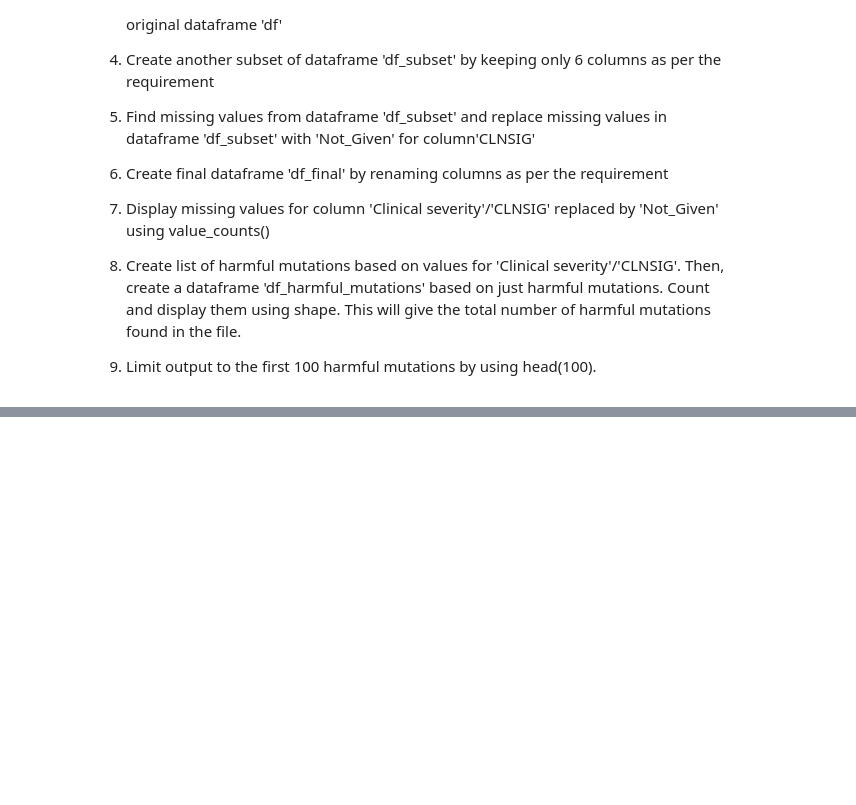
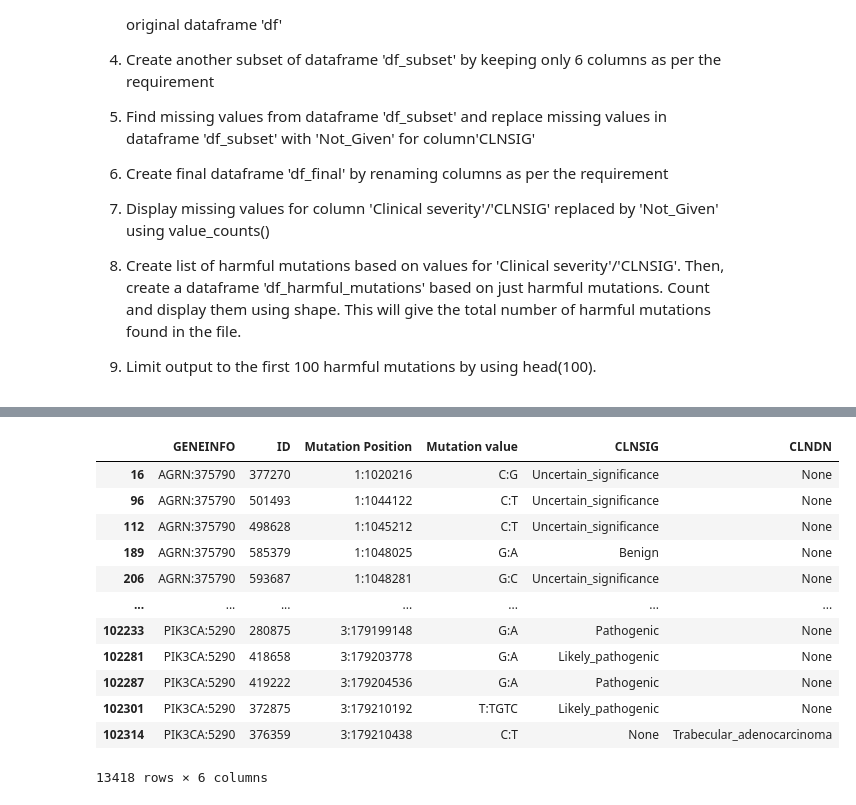
Before and after one commit to vkmr/python, a Jupyter notebook: clinical_data_analysis/clinical_disease_data_analysis.ipynb, the cells around one changed output, grey strips where cells are left out. Cells and saved outputs as stored; diff of their text form; code cells hidden in the pictures; blank space fills up the shorter version.

Commit message:
clinvar data analysis stage-2

```diff
--- a/clinical_data_analysis/clinical_disease_data_analysis.ipynb
+++ b/clinical_data_analysis/clinical_disease_data_analysis.ipynb
@@ -145,0 +170,17 @@ df
+# %%
+# Parsing 'INFO' column from dataframe 'df' to extract applicable info field specifications : 'GENEINFO', 'CLNSIG', 'CLNDN'
+
+info_split = df["INFO"].str.split("GENEINFO=", n = 1, expand = True) # Parse INFO for key 'GENEINFO' by using split at 'GENEINFO='
+df['GENEINFO'] = info_split[1].str.split(";", n = 1, expand = True)[0] # Extract value for GENEINFO by using split at ';'
+#print(info_split.count())
+
+info_split = df["INFO"].str.split("CLNSIG=", n = 1, expand = True) # Parse INFO for key 'CLNSIG' by using split at 'CLNSIG='
+df['CLNSIG'] = info_split[1].str.split(";", n = 1, expand = True)[0] # Extract value for CLNSIG by using split at ';'
+#print(info_split.count())
+
+info_split = df["INFO"].str.split("CLNDN=", n = 1, expand = True)  # Parse INFO for key 'CLNDN' by using split at 'CLNDN='
+df['CLNDN'] = info_split[1].str.split(";", n = 1, expand = True)[0] # Extract value for CLNDN by using split at ';'
+#print(info_split.count())
+
+# Printing columns after extracting applicable field specifications: 'GENEINFO', 'CLNSIG', 'CLNDN' from 'INFO' column for quick validation
+print(df.columns)
@@ -145,0 +191,4 @@ df
+# %%
+# Creating a subset of dataframe 'df' with required columns only
+df_subset = df[['GENEINFO', 'ID', 'CHROM', 'POS', 'REF', 'ALT', 'CLNSIG', 'CLNDN']]
+df_subset.columns
@@ -145,0 +197,7 @@ df
+# %%
+# Create required column 'Mutation Position' (Chromosome & Position) and 'Mutation Value' (reference & alternate bases)
+# Assumption 1: Joining 'CHROM' and 'POS' columns using ':' as a separator for column 'Mutation Position'
+# Assumption 2: Joining 'REF' and 'ALT' columns using ':' as a separator for column 'Mutation value'
+df_subset['Mutation Position'] = df_subset[['CHROM', 'POS']].apply(lambda x: ':'.join(x), axis=1)
+df_subset['Mutation value'] = df_subset[['REF', 'ALT']].apply(lambda x: ':'.join(x), axis=1)
+df_subset.columns
@@ -145,0 +218,21 @@ df
+# %%
+# Create another subset of dataframe 'df_subset' by keeping only 6 columns as per the requirement
+df_subset = df_subset[['GENEINFO', 'ID', 'Mutation Position', 'Mutation value', 'CLNSIG', 'CLNDN']]
+
+# Display the entries which has one or more null value
+null_data = df_subset[df_subset.isnull().any(axis=1)]
+null_data
+# %% [output]
+|  | GENEINFO | ID | Mutation Position | Mutation value | CLNSIG | CLNDN |
+| 16 | AGRN:375790 | 377270 | 1:1020216 | C:G | Uncertain_significance | None |
+| 96 | AGRN:375790 | 501493 | 1:1044122 | C:T | Uncertain_significance | None |
+| 112 | AGRN:375790 | 498628 | 1:1045212 | C:T | Uncertain_significance | None |
+| 189 | AGRN:375790 | 585379 | 1:1048025 | G:A | Benign | None |
+| 206 | AGRN:375790 | 593687 | 1:1048281 | G:C | Uncertain_significance | None |
+| ... | ... | ... | ... | ... | ... | ... |
+| 102233 | PIK3CA:5290 | 280875 | 3:179199148 | G:A | Pathogenic | None |
+| 102281 | PIK3CA:5290 | 418658 | 3:179203778 | G:A | Likely_pathogenic | None |
+| 102287 | PIK3CA:5290 | 419222 | 3:179204536 | G:A | Pathogenic | None |
+| 102301 | PIK3CA:5290 | 372875 | 3:179210192 | T:TGTC | Likely_pathogenic | None |
+| 102314 | PIK3CA:5290 | 376359 | 3:179210438 | C:T | None | Trabecular_adenocarcinoma |
+13418 rows × 6 columns
```
Also changed, not shown: parts of 7 cells of this notebook.
